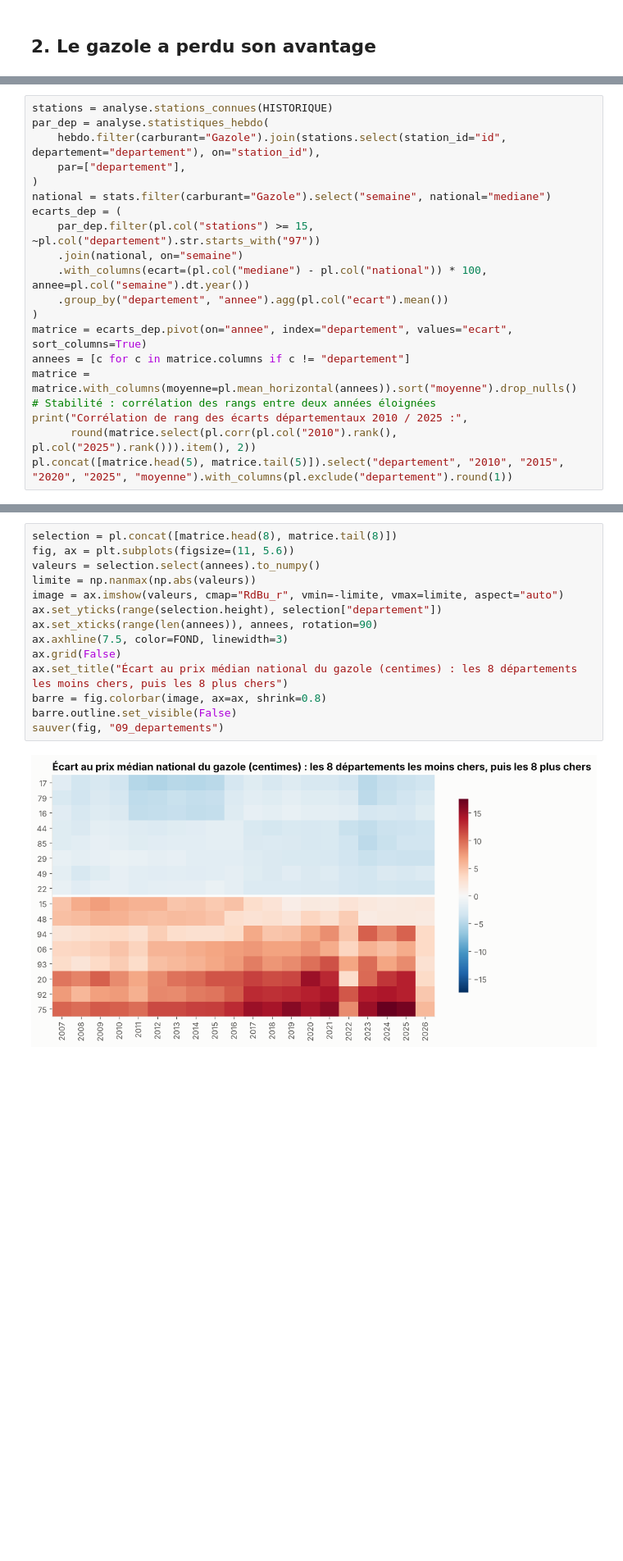
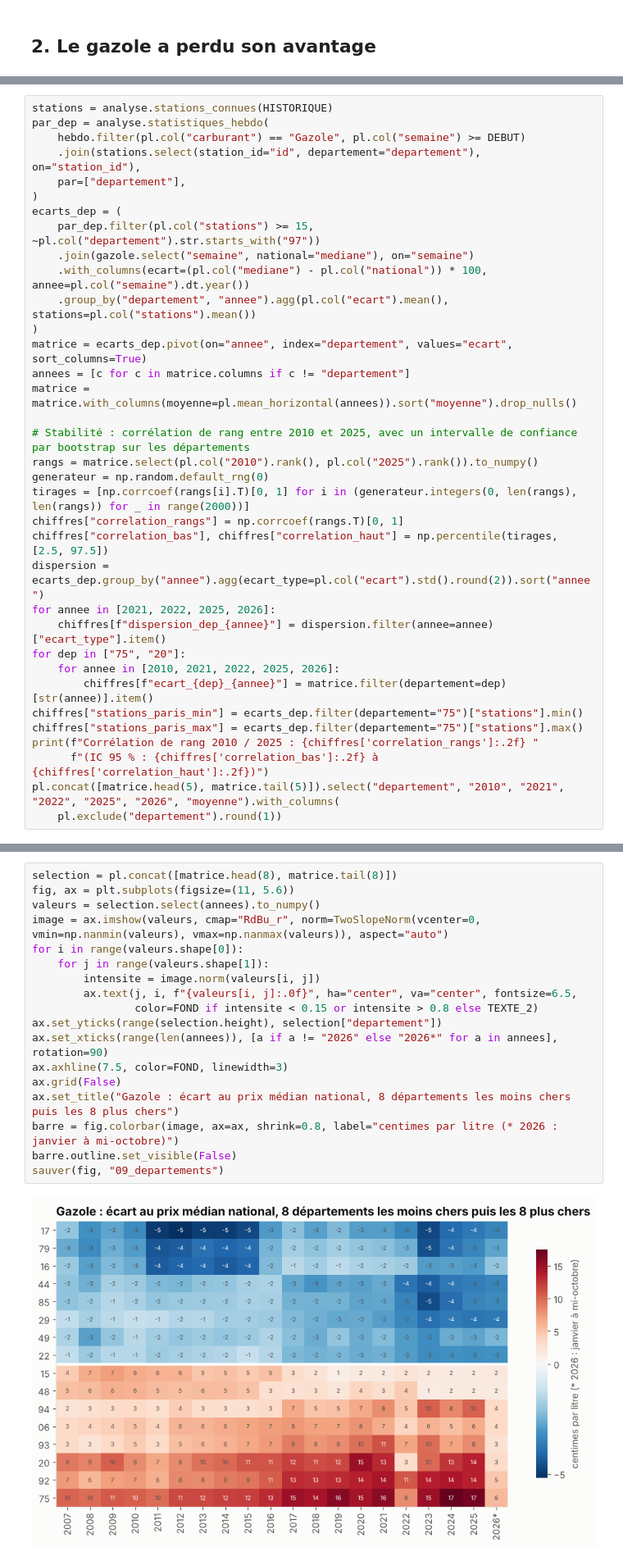
Before and after one commit to nitescuale/prix-carburants-bornes, a Jupyter notebook: notebooks/02_historique.ipynb, the cells around one changed output, grey strips where cells are left out. Shown at 82% size. Saved outputs shown, nothing was run; the diff lists cells and outputs as text; blank space fills up the shorter version.

```diff
--- a/notebooks/02_historique.ipynb
+++ b/notebooks/02_historique.ipynb
@@ -321,21 +453,36 @@ L'écart entre les 10 % de stations les plus chères et les 10 % les moins chèr
 # %%
 stations = analyse.stations_connues(HISTORIQUE)
 par_dep = analyse.statistiques_hebdo(
-    hebdo.filter(carburant="Gazole").join(stations.select(station_id="id", departement="departement"), on="station_id"),
+    hebdo.filter(pl.col("carburant") == "Gazole", pl.col("semaine") >= DEBUT)
+    .join(stations.select(station_id="id", departement="departement"), on="station_id"),
     par=["departement"],
 )
-national = stats.filter(carburant="Gazole").select("semaine", national="mediane")
 ecarts_dep = (
     par_dep.filter(pl.col("stations") >= 15, ~pl.col("departement").str.starts_with("97"))
-    .join(national, on="semaine")
+    .join(gazole.select("semaine", national="mediane"), on="semaine")
     .with_columns(ecart=(pl.col("mediane") - pl.col("national")) * 100, annee=pl.col("semaine").dt.year())
-    .group_by("departement", "annee").agg(pl.col("ecart").mean())
+    .group_by("departement", "annee").agg(pl.col("ecart").mean(), stations=pl.col("stations").mean())
 )
 matrice = ecarts_dep.pivot(on="annee", index="departement", values="ecart", sort_columns=True)
 annees = [c for c in matrice.columns if c != "departement"]
 matrice = matrice.with_columns(moyenne=pl.mean_horizontal(annees)).sort("moyenne").drop_nulls()
-# Stabilité : corrélation des rangs entre deux années éloignées
-print("Corrélation de rang des écarts départementaux 2010 / 2025 :",
-      round(matrice.select(pl.corr(pl.col("2010").rank(), pl.col("2025").rank())).item(), 2))
-pl.concat([matrice.head(5), matrice.tail(5)]).select("departement", "2010", "2015", "2020", "2025", "moyenne").with_columns(pl.exclude("departement").round(1))
+
+# Stabilité : corrélation de rang entre 2010 et 2025, avec un intervalle de confiance par bootstrap sur les départements
+rangs = matrice.select(pl.col("2010").rank(), pl.col("2025").rank()).to_numpy()
+generateur = np.random.default_rng(0)
+tirages = [np.corrcoef(rangs[i].T)[0, 1] for i in (generateur.integers(0, len(rangs), len(rangs)) for _ in range(2000))]
+chiffres["correlation_rangs"] = np.corrcoef(rangs.T)[0, 1]
+chiffres["correlation_bas"], chiffres["correlation_haut"] = np.percentile(tirages, [2.5, 97.5])
+dispersion = ecarts_dep.group_by("annee").agg(ecart_type=pl.col("ecart").std().round(2)).sort("annee")
+for annee in [2021, 2022, 2025, 2026]:
+    chiffres[f"dispersion_dep_{annee}"] = dispersion.filter(annee=annee)["ecart_type"].item()
+for dep in ["75", "20"]:
+    for annee in [2010, 2021, 2022, 2025, 2026]:
+        chiffres[f"ecart_{dep}_{annee}"] = matrice.filter(departement=dep)[str(annee)].item()
+chiffres["stations_paris_min"] = ecarts_dep.filter(departement="75")["stations"].min()
+chiffres["stations_paris_max"] = ecarts_dep.filter(departement="75")["stations"].max()
+print(f"Corrélation de rang 2010 / 2025 : {chiffres['correlation_rangs']:.2f} "
+      f"(IC 95 % : {chiffres['correlation_bas']:.2f} à {chiffres['correlation_haut']:.2f})")
+pl.concat([matrice.head(5), matrice.tail(5)]).select("departement", "2010", "2021", "2022", "2025", "2026", "moyenne").with_columns(
+    pl.exclude("departement").round(1))
 # %% [output]
@@ -356,17 +510,21 @@ shape: (10, 6)
 # %%
 selection = pl.concat([matrice.head(8), matrice.tail(8)])
 fig, ax = plt.subplots(figsize=(11, 5.6))
 valeurs = selection.select(annees).to_numpy()
-limite = np.nanmax(np.abs(valeurs))
-image = ax.imshow(valeurs, cmap="RdBu_r", vmin=-limite, vmax=limite, aspect="auto")
+image = ax.imshow(valeurs, cmap="RdBu_r", norm=TwoSlopeNorm(vcenter=0, vmin=np.nanmin(valeurs), vmax=np.nanmax(valeurs)), aspect="auto")
+for i in range(valeurs.shape[0]):
+    for j in range(valeurs.shape[1]):
+        intensite = image.norm(valeurs[i, j])
+        ax.text(j, i, f"{valeurs[i, j]:.0f}", ha="center", va="center", fontsize=6.5,
+                color=FOND if intensite < 0.15 or intensite > 0.8 else TEXTE_2)
 ax.set_yticks(range(selection.height), selection["departement"])
-ax.set_xticks(range(len(annees)), annees, rotation=90)
+ax.set_xticks(range(len(annees)), [a if a != "2026" else "2026*" for a in annees], rotation=90)
 ax.axhline(7.5, color=FOND, linewidth=3)
 ax.grid(False)
-ax.set_title("Écart au prix médian national du gazole (centimes) : les 8 départements les moins chers, puis les 8 plus chers")
-barre = fig.colorbar(image, ax=ax, shrink=0.8)
+ax.set_title("Gazole : écart au prix médian national, 8 départements les moins chers puis les 8 plus chers")
+barre = fig.colorbar(image, ax=ax, shrink=0.8, label="centimes par litre (* 2026 : janvier à mi-octobre)")
 barre.outline.set_visible(False)
 sauver(fig, "09_departements")
 # %% [output]
-[figure, old version]
+[figure, new version]
 # %% [markdown]
```
Also changed, not shown: parts of 41 cells of this notebook, 9 other files.
